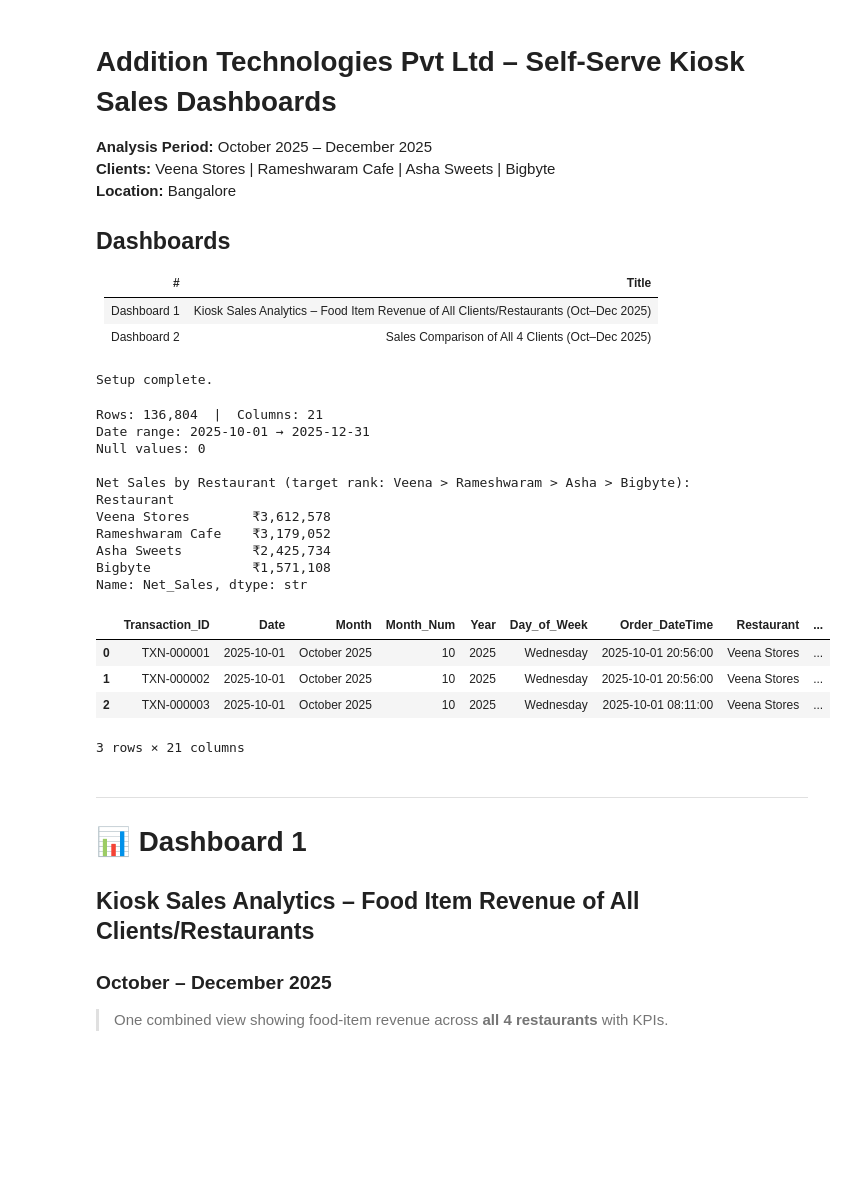
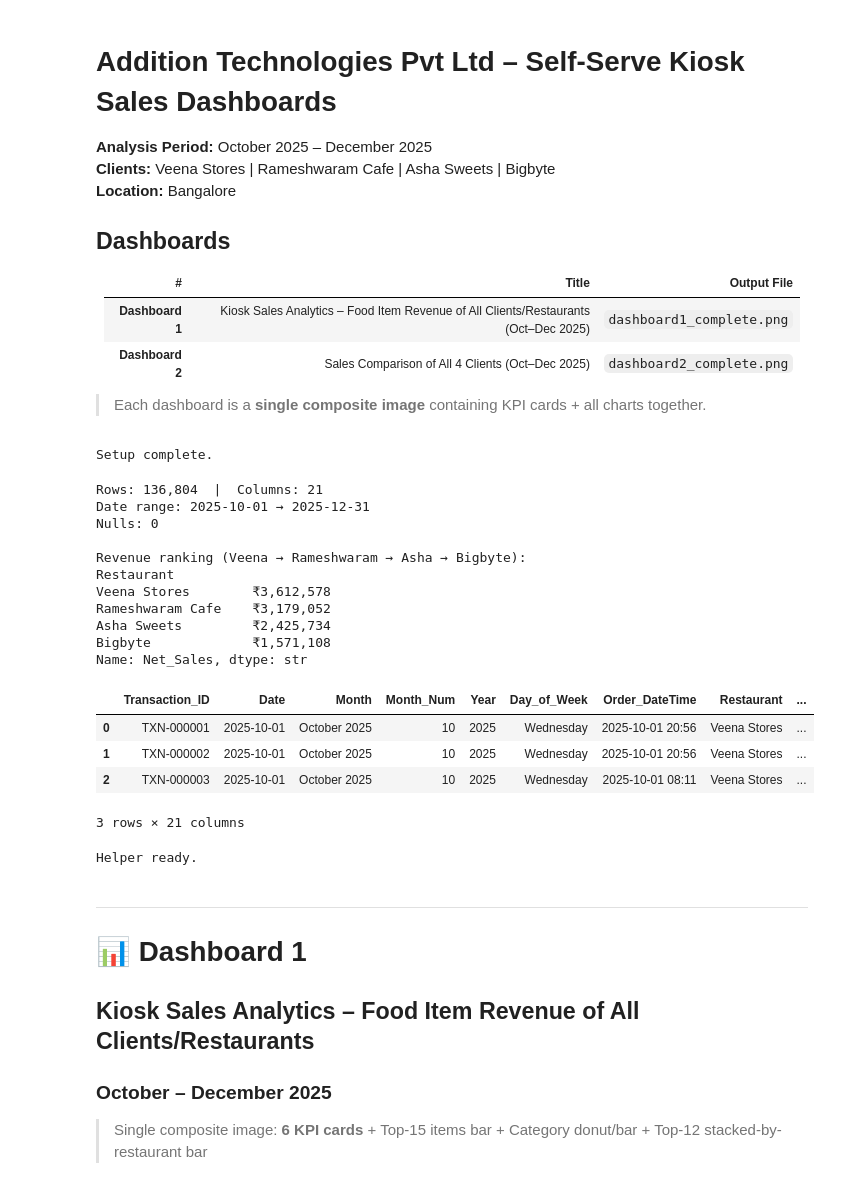
Before and after one commit to sudarshan-01/Sales-Data-Analysis, a Jupyter notebook: Kiosks_Sales_Analysis.ipynb, the cells around one changed output. Saved outputs shown, nothing was run; the diff lists cells and outputs as text; code cells hidden in the pictures; blank space fills up the shorter version.

Commit message:
Consolidate dashboards: single composite image per dashboard (KPIs + charts together)
Co-authored-by: sudarshan-01 <134629159+sudarshan-01@users.noreply.github.com>

```diff
--- a/Kiosks_Sales_Analysis.ipynb
+++ b/Kiosks_Sales_Analysis.ipynb
@@ -6,10 +6,12 @@
 **Location:** Bangalore
 
 ## Dashboards
-| # | Title |
-|---|-------|
-| Dashboard 1 | Kiosk Sales Analytics – Food Item Revenue of All Clients/Restaurants (Oct–Dec 2025) |
-| Dashboard 2 | Sales Comparison of All 4 Clients (Oct–Dec 2025) |
+| # | Title | Output File |
+|---|-------|-------------|
+| **Dashboard 1** | Kiosk Sales Analytics – Food Item Revenue of All Clients/Restaurants (Oct–Dec 2025) | `dashboard1_complete.png` |
+| **Dashboard 2** | Sales Comparison of All 4 Clients (Oct–Dec 2025) | `dashboard2_complete.png` |
+
+> Each dashboard is a **single composite image** containing KPI cards + all charts together.
 # %%
 import pandas as pd
 import numpy as np
@@ -43,41 +45,57 @@ print('Setup complete.')
 # %% [output]
 Setup complete.
 # %%
-df = pd.read_csv('Self_Serve_Kiosks_Sales_Data.csv', parse_dates=['Date','Order_DateTime'])
-df['Month'] = pd.Categorical(
-    df['Month'],
-    categories=['October 2025','November 2025','December 2025'],
-    ordered=True
-)
+df = pd.read_csv('Self_Serve_Kiosks_Sales_Data.csv', parse_dates=['Date'])
+df['Month'] = pd.Categorical(df['Month'], categories=MONTHS_ORDER, ordered=True)
 
 print(f'Rows: {len(df):,}  |  Columns: {df.shape[1]}')
 print(f'Date range: {df.Date.min().date()} → {df.Date.max().date()}')
-print('Null values:', df.isnull().sum().sum())
-print('\nNet Sales by Restaurant (target rank: Veena > Rameshwaram > Asha > Bigbyte):')
+print('Nulls:', df.isnull().sum().sum())
+print('\nRevenue ranking (Veena → Rameshwaram → Asha → Bigbyte):')
 print(df.groupby('Restaurant')['Net_Sales'].sum()
         .reindex(REST_ORDER).map('₹{:,.0f}'.format))
 df.head(3)
 # %% [output]
 Rows: 136,804  |  Columns: 21
 Date range: 2025-10-01 → 2025-12-31
-Null values: 0
+Nulls: 0
 
-Net Sales by Restaurant (target rank: Veena > Rameshwaram > Asha > Bigbyte):
+Revenue ranking (Veena → Rameshwaram → Asha → Bigbyte):
 Restaurant
 Veena Stores        ₹3,612,578
 Rameshwaram Cafe    ₹3,179,052
 Asha Sweets         ₹2,425,734
 Bigbyte             ₹1,571,108
 Name: Net_Sales, dtype: str
 |  | Transaction_ID | Date | Month | Month_Num | Year | Day_of_Week | Order_DateTime | Restaurant | ... |
-| 0 | TXN-000001 | 2025-10-01 | October 2025 | 10 | 2025 | Wednesday | 2025-10-01 20:56:00 | Veena Stores | ... |
-| 1 | TXN-000002 | 2025-10-01 | October 2025 | 10 | 2025 | Wednesday | 2025-10-01 20:56:00 | Veena Stores | ... |
-| 2 | TXN-000003 | 2025-10-01 | October 2025 | 10 | 2025 | Wednesday | 2025-10-01 08:11:00 | Veena Stores | ... |
+| 0 | TXN-000001 | 2025-10-01 | October 2025 | 10 | 2025 | Wednesday | 2025-10-01 20:56 | Veena Stores | ... |
+| 1 | TXN-000002 | 2025-10-01 | October 2025 | 10 | 2025 | Wednesday | 2025-10-01 20:56 | Veena Stores | ... |
+| 2 | TXN-000003 | 2025-10-01 | October 2025 | 10 | 2025 | Wednesday | 2025-10-01 08:11 | Veena Stores | ... |
 3 rows × 21 columns
+# %%
+def kpi_card(ax, title, value, subtitle='', accent='#1565C0', bg='#FFFFFF'):
+    """Draw a KPI card inside an Axes."""
+    ax.set_facecolor(bg)
+    ax.add_patch(FancyBboxPatch((0.04,0.06), 0.92, 0.88, linewidth=2,
+        edgecolor=accent, facecolor=bg,
+        boxstyle='round,pad=0.02', transform=ax.transAxes, zorder=2))
+    ax.add_patch(plt.Rectangle((0.04,0.82), 0.92, 0.12, color=accent,
+        transform=ax.transAxes, zorder=3))
+    ax.text(0.50, 0.895, title,    ha='center', va='center', fontsize=8.5,
+            fontweight='bold', color='white', transform=ax.transAxes, zorder=4)
+    ax.text(0.50, 0.53,  value,    ha='center', va='center', fontsize=15,
+            fontweight='bold', color=accent,  transform=ax.transAxes, zorder=4)
+    if subtitle:
+        ax.text(0.50, 0.22, subtitle, ha='center', va='center', fontsize=8,
+                color='#555', transform=ax.transAxes, zorder=4)
+    ax.axis('off')
+print('Helper ready.')
+# %% [output]
+Helper ready.
 # %% [markdown]
 ---
 # 📊 Dashboard 1
 ## Kiosk Sales Analytics – Food Item Revenue of All Clients/Restaurants
 ### October – December 2025
 
-> One combined view showing food-item revenue across **all 4 restaurants** with KPIs.
+> Single composite image: **6 KPI cards** + Top-15 items bar + Category donut/bar + Top-12 stacked-by-restaurant bar
```
Also changed, not shown: parts of 16 cells of this notebook, 12 other files.
